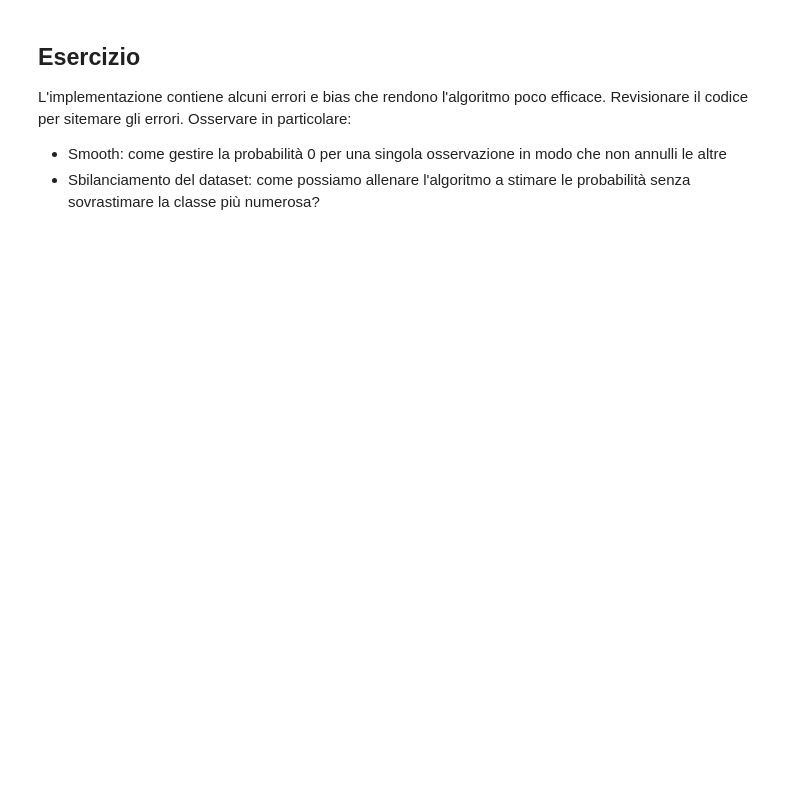
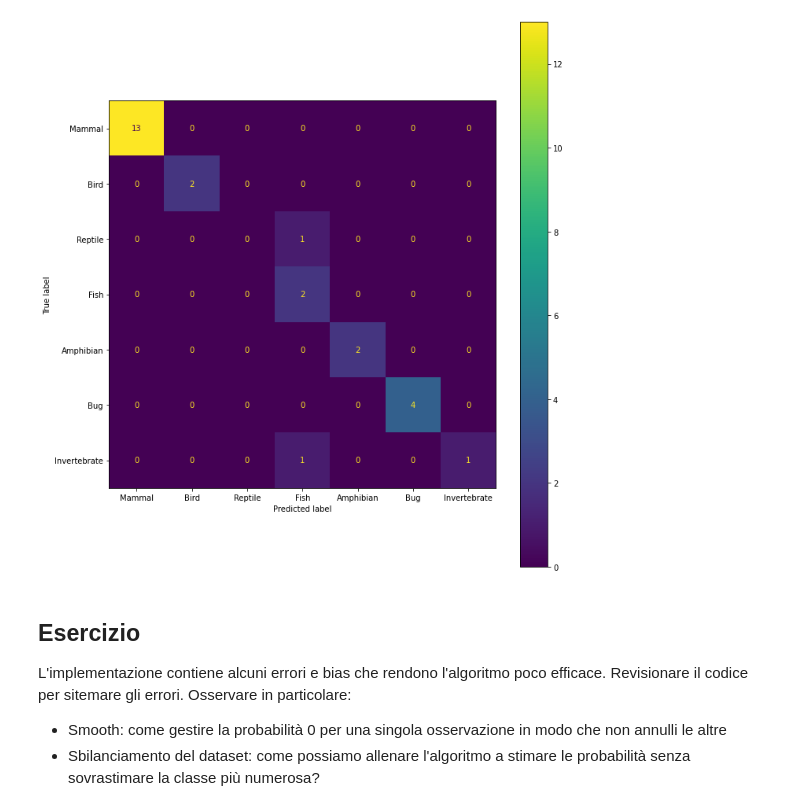
Before and after one commit to afflint/mastercobra, a Jupyter notebook: naive-bayes.ipynb, the cells around one changed output. Saved outputs shown, nothing was run; the diff lists cells and outputs as text; code cells hidden in the pictures; blank space fills up the shorter version.

```diff
--- a/naive-bayes.ipynb
+++ b/naive-bayes.ipynb
@@ -19,0 +28,3 @@ from tqdm.notebook import tqdm
+# %%
+T = pd.read_csv('./data/zoo/zoo.csv')
+C = pd.read_csv('./data/zoo/class.csv')
@@ -19,0 +106,11 @@ from tqdm.notebook import tqdm
+# %%
+zoo = Dataset(dataframe=T)
+zoo.onehot('legs', prefix='legs')
+zoo.clean('animal_name')
+zoo.features_class('class_type')
+X_train, X_test, y_train, y_test = zoo.train_test_split(test_size=0.25)
+# %%
+K = Classifier(X_train, y_train)
+K.fit()
+# %%
+y_pred = K.predict(X_test)
@@ -20,3 +140,13 @@ from tqdm.notebook import tqdm
+# %%
+class_labels = [C[C.Class_Number == x].Class_Type.values[0] for x in sorted(K.priors.keys())]
+cm = confusion_matrix(y_test, y_pred)
+fig, ax = plt.subplots(figsize=(10, 10))
+disp = ConfusionMatrixDisplay(confusion_matrix=cm, display_labels=class_labels)
+disp.plot(ax=ax)
+plt.tight_layout()
+plt.show()
+# %% [output]
+[figure, added]
 # %% [markdown]
 ## Esercizio
 L'implementazione contiene alcuni errori e bias che rendono l'algoritmo poco efficace. Revisionare il codice per sitemare gli errori. Osservare in particolare:
```
Also changed, not shown: parts of 17 cells of this notebook.
